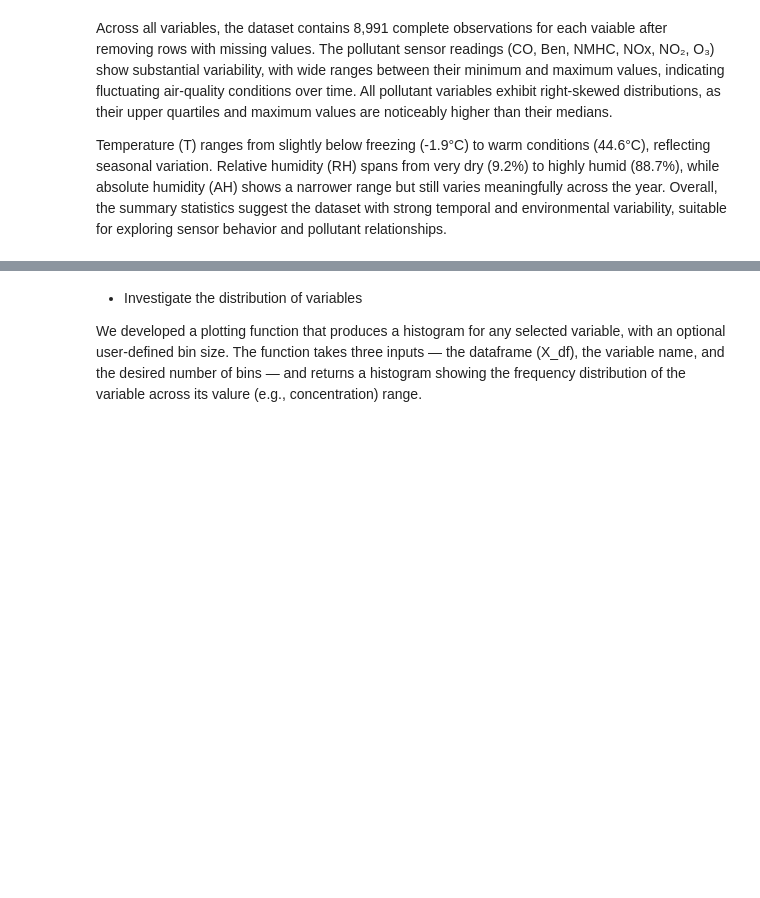
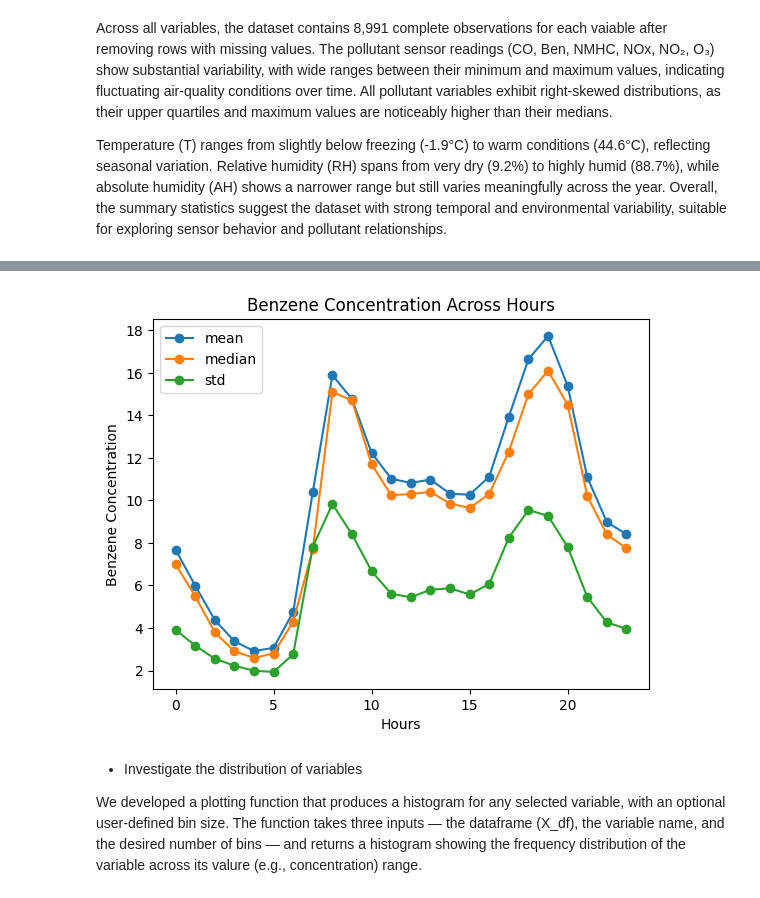
Before and after one commit to bingxiaochen/ST-554-Project1, a Jupyter notebook: Task2/Project1_Task2_Hui.ipynb, the cells around one changed output, grey strips where cells are left out. Cells and saved outputs as stored; diff of their text form; code cells hidden in the pictures; blank space fills up the shorter version.

```diff
--- a/Task2/Project1_Task2_Hui.ipynb
+++ b/Task2/Project1_Task2_Hui.ipynb
@@ -116,3 +156,7 @@ Temperature (T) ranges from slightly below freezing (-1.9°C) to warm conditions
+# %%
+plot_line(ben_hour_stat, "Hours")
+# %% [output]
+[figure, added]
 # %% [markdown]
 - Investigate the distribution of variables
 
```
Also changed, not shown: parts of 8 cells of this notebook.
